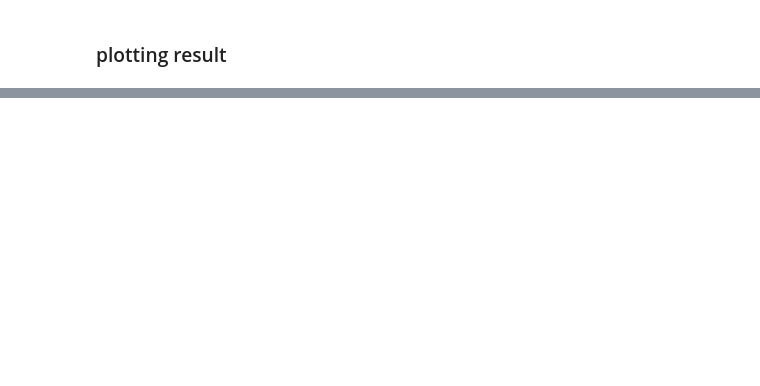
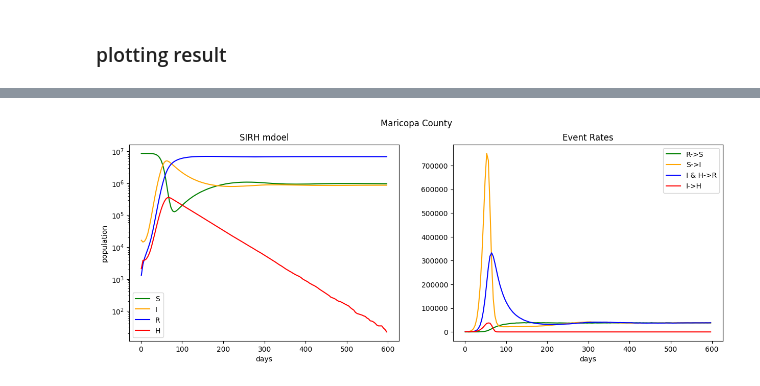
Before and after one commit to NAU-CCL/Epymorph, a Jupyter notebook: doc/devlog/sdh.ipynb, the cells around one changed output, grey strips where cells are left out. Drawn from its saved outputs; the diff is of its cells as text; code cells hidden in the pictures; blank space fills up the shorter version.

```diff
--- a/doc/devlog/sdh.ipynb
+++ b/doc/devlog/sdh.ipynb
@@ -161,0 +185,35 @@ plt.show()
+# %%
+sdh = pd.read_csv(dir + '/output_files/sdh_sort.csv')
+
+# Get current axis
+fig, axes = plt.subplots(nrows = 1, ncols = 2, figsize=(15,5))
+fig.suptitle('Maricopa County')
+sirh = ['S', 'I', 'R', 'H']
+sirh_name = ['Susceptible', 'Infected', 'Recovered', 'hospitalized']
+event_rate = ['R->S', 'S->I', 'I & H->R', 'I->H' ]
+color = ['green', 'orange', 'blue', 'red']
+
+Events = sdh[['days', 'S->I', 'I->R', 'I->H','H->R', 'R->S', 'I & H->R']]
+sirh_compartment = sdh[['days', 'S', 'I', 'R', 'H']]
+sirh_compartment = sirh_compartment.groupby(sirh_compartment['days'] // 2, sort=False).sum()
+Events = Events.groupby(Events['days'] // 2, sort=False).sum()
+# Plots sirh model
+for i in range(4):
+    sirh_compartment.plot(kind='line',
+            x='days',
+            y= sirh[i],
+            ylabel="population",
+            logy=True,
+            color=color[i],
+            ax=axes[0],
+            title = 'SIRH mdoel')
+    Events.plot(kind='line',
+            x='days',
+            y=event_rate[i],
+            color=color[i],
+            ax=axes[1],
+            title = 'Event Rates')
+# show the plot
+plt.show()
+# %% [output]
+[figure, added]
```
Also changed, not shown: parts of 11 cells of this notebook, 6 other files.
